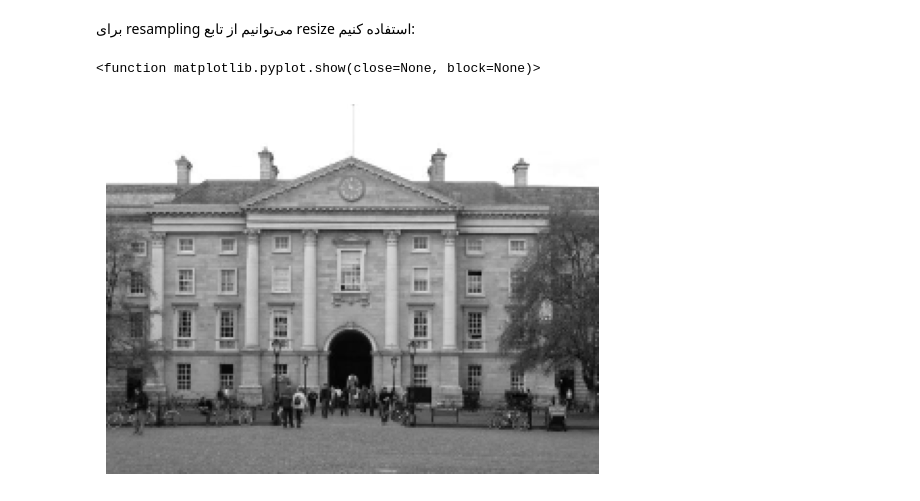
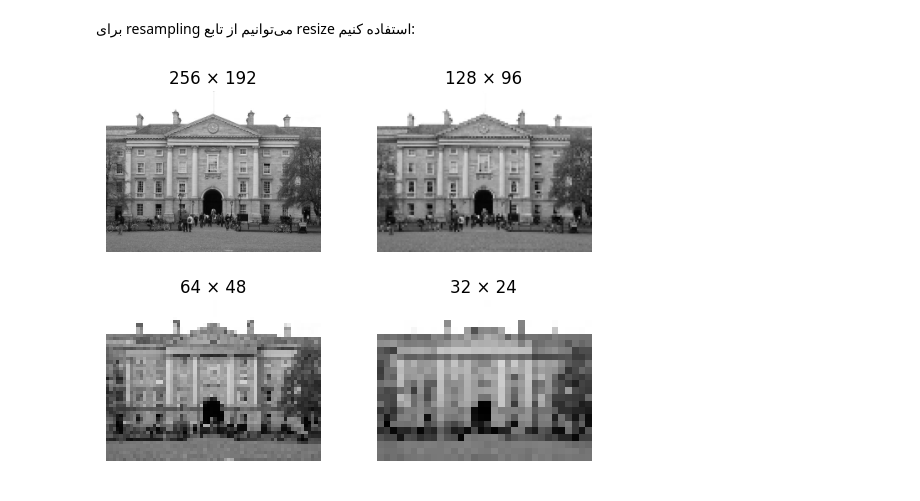
Before and after one commit to msabiloo/iut-computer-vision, a Jupyter notebook: ch_02_images/ch_02_2_1.ipynb, the cells around one changed output. Saved outputs shown, nothing was run; the diff lists cells and outputs as text; code cells hidden in the pictures.

Commit message:
add multiple resized image

```diff
--- a/ch_02_images/ch_02_2_1.ipynb
+++ b/ch_02_images/ch_02_2_1.ipynb
@@ -47,15 +47,31 @@ plt.show
 [figure]
 # %% [markdown]
 برای resampling می‌توانیم از تابع resize استفاده کنیم:
-# %%
-new_width = 256
-new_height = 192
-
-_256_192_gray_img = cv.resize(gray_img, (new_width, new_height))
-
-plt.axis('off')
-plt.imshow(_256_192_gray_img, cmap='gray')
-plt.show
-# %% [output]
-<function matplotlib.pyplot.show(close=None, block=None)>
-[figure, removed]
+# %%
+_256_192_gray_img = cv.resize(gray_img, (256, 192))
+_128_96_gray_img = cv.resize(gray_img, (128, 96))
+_64_48_gray_img = cv.resize(gray_img, (64, 48))
+_32_24_gray_img = cv.resize(gray_img, (32, 24))
+
+f, axarr = plt.subplots(2, 2)
+
+axarr[0, 0].imshow(_256_192_gray_img, cmap='gray')
+axarr[0, 0].set_title('256 × 192')
+axarr[0, 0].axis('off')
+
+axarr[0, 1].imshow(_128_96_gray_img, cmap='gray')
+axarr[0, 1].set_title('128 × 96')
+axarr[0, 1].axis('off')
+
+axarr[1, 0].imshow(_64_48_gray_img, cmap='gray')
+axarr[1, 0].set_title('64 × 48')
+axarr[1, 0].axis('off')
+
+axarr[1, 1].imshow(_32_24_gray_img, cmap='gray')
+axarr[1, 1].set_title('32 × 24')
+axarr[1, 1].axis('off')
+
+f.subplots_adjust(hspace=0.3)
+plt.show()
+# %% [output]
+[figure, added]
```
